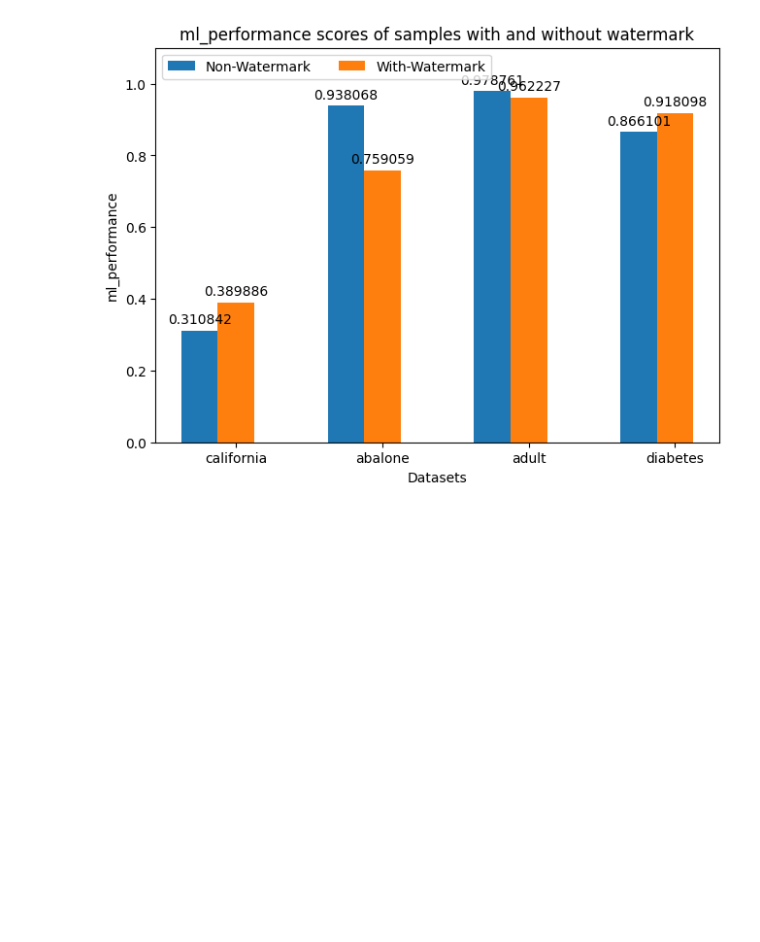
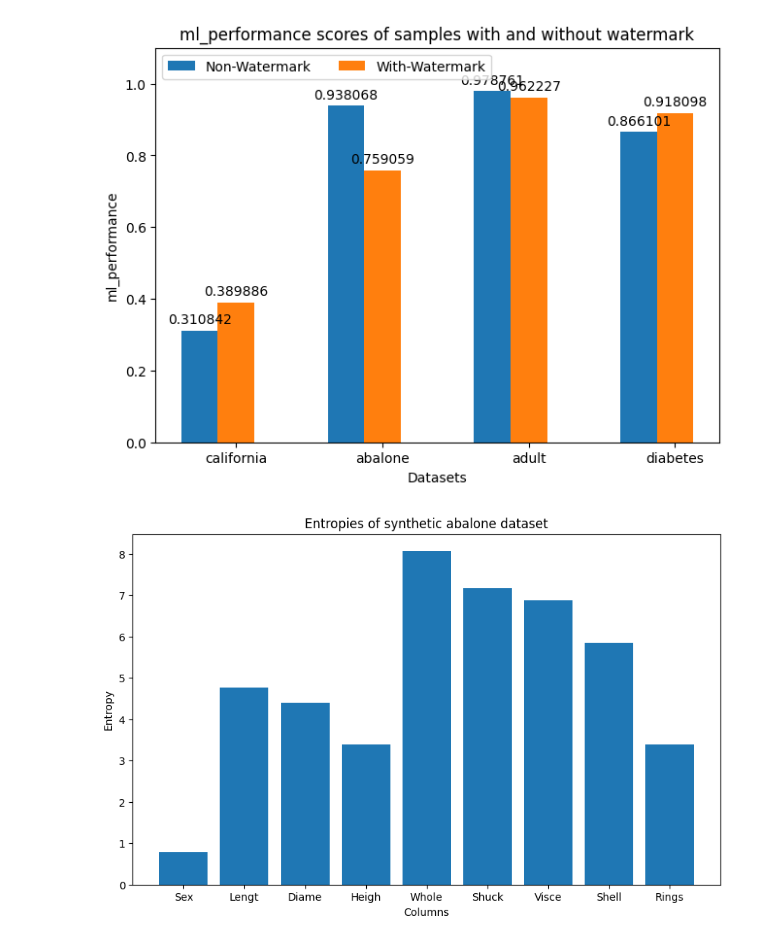
Before and after one commit to blueminh/t-rest, a Jupyter notebook: evaluation/synthcity.ipynb, the cells around one changed output. Saved outputs shown, nothing was run; the diff lists cells and outputs as text; code cells hidden in the pictures; blank space fills up the shorter version.

Commit message:
added entropy calculation

```diff
--- a/evaluation/synthcity.ipynb
+++ b/evaluation/synthcity.ipynb
@@ -349,3 +363,54 @@ plot_single_metric_between_model(model_names = ["california", "abalone", "adult"
 # %% [output]
 [figure]
 [figure]
+# %%
+"""
+Calculate entropy for each column in a df
+"""
+def table_entropy(df):
+    entropies = {}
+    for col_name in df.columns:
+        if pd.api.types.is_numeric_dtype(df[col_name]):
+            converted_col = pd.to_numeric(df[col_name], errors='coerce')
+        else:
+            converted_col = df[col_name].astype('category')
+
+        value_counts = converted_col.value_counts()
+
+        # Calculate probability for each value
+        probabilities = value_counts / len(converted_col)
+
+        # Calculate entropy
+        entropies[col_name] = -np.sum(probabilities * np.log2(probabilities))
+
+    return entropies
+
+def plot_entropies(df, plot_name = None):
+    entropies = table_entropy(df)
+
+    shortened_labels = [col[:5] for col in entropies.keys()]
+
+    plt.figure(figsize=(10, 6))
+    plt.bar(shortened_labels, entropies.values())
+    plt.xlabel('Columns')
+    plt.ylabel('Entropy')
+    plt.title(plot_name if plot_name else 'Entropy of each column in the dataset')
+    plt.show()
+
+
+def plot_entropies_by_model_name(model_name, gamma, delta, common_size):
+    real, no_wa, with_wa = get_filenames_from_model(model_name, common_size, gamma, delta)
+
+    samples_dir = "/Users/minhkau/Documents/TUDelft/Year 3/RP/Code/tabular-gpt/samples/"
+    real_path = samples_dir + real
+    # synth_no_watermark_path = samples_dir + no_wa
+    synth_with_watermark_path = samples_dir + with_wa
+    #
+    # plot_entropies(pd.read_csv(real_path), plot_name=f"Entropy of real {model_name} dataset")
+
+    plot_entropies(pd.read_csv(synth_with_watermark_path), plot_name=f"Entropies of synthetic {model_name} dataset")
+
+plot_entropies_by_model_name("abalone", 0.25, 2.0, 1000)
+# entropy(temp[""], tokenizer)
+# %% [output]
+[figure, added]
```
Also changed, not shown: parts of 4 cells of this notebook, 1 other file.
